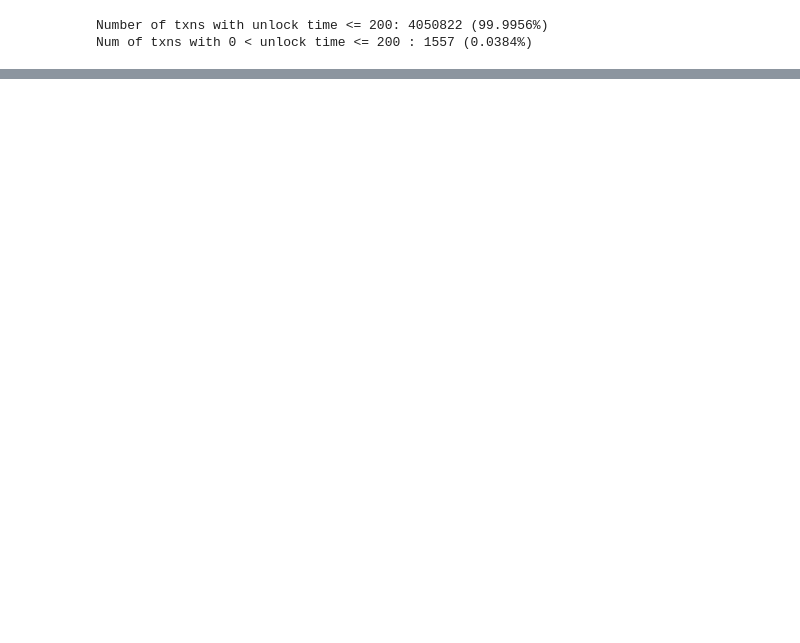
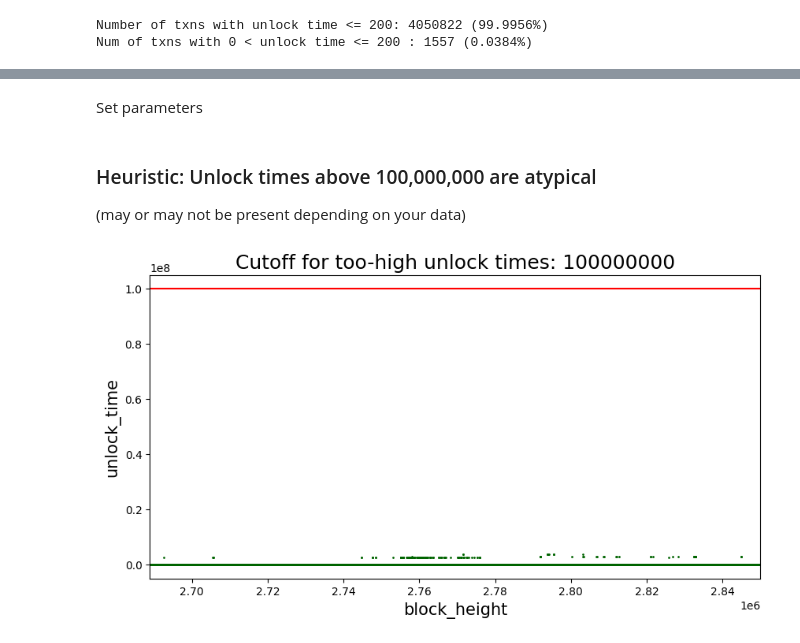
Before and after one commit to Mitchellpkt/monero_fingerprinting_pipeline, a Jupyter notebook: viz.ipynb, the cells around one changed output, grey strips where cells are left out. Saved outputs shown, nothing was run; the diff lists cells and outputs as text; code cells hidden in the pictures; blank space fills up the shorter version.

Commit message:
chore: v1 logic plots incl fees

```diff
--- a/viz.ipynb
+++ b/viz.ipynb
@@ -112,4 +133,24 @@ to_analyze_nonzero: List[str] = [
-# %%
-# For each field in to_analyze_nonzero, eliminate zero values, and then count the most repeated values.
-for f in to_analyze_nonzero:
-    ...
+# %%
+plot_kwargs: Dict[str, Any] = {
+    'show': False,
+    'figsize': (10, 5),
+}
+# %% [markdown]
+Set parameters
+# %%
+delay_tolerance_blocks: float = 720
+unlock_time_high_cutoff: int = 100_000_000
+# %% [markdown]
+### Heuristic: Unlock times above 100,000,000 are atypical
+(may or may not be present depending on your data)
+# %%
+v.scatter(
+    x='block_height',
+    y='unlock_time',
+    title=f"Cutoff for too-high unlock times: {unlock_time_high_cutoff}",
+    markersize=1,
+    **plot_kwargs
+)
+plt.axhline(unlock_time_high_cutoff, color='r');
+# %% [output]
+[figure, added]
```
Also changed, not shown: parts of 16 cells of this notebook.
